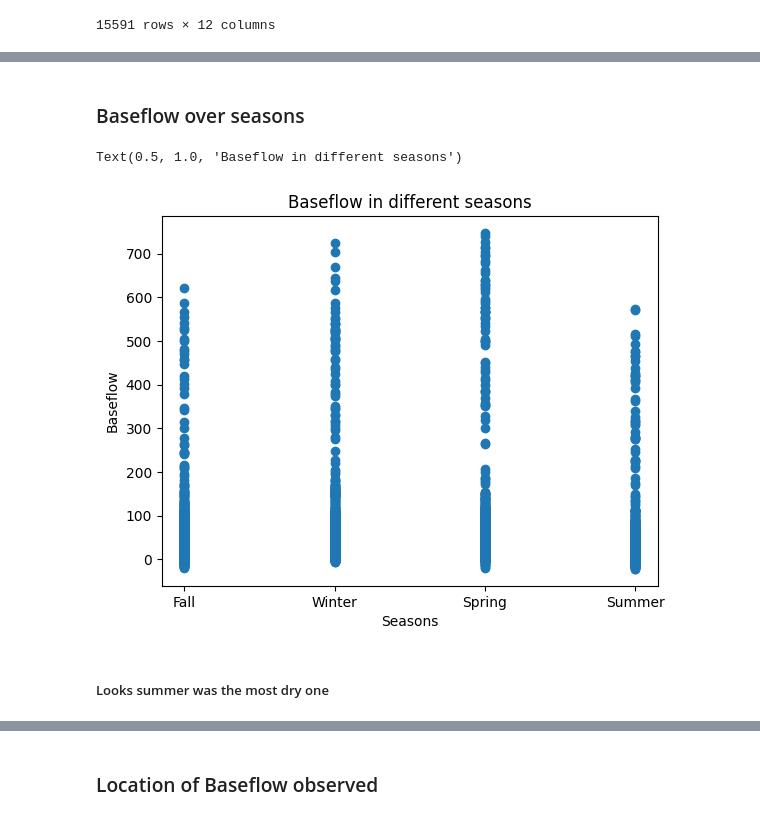
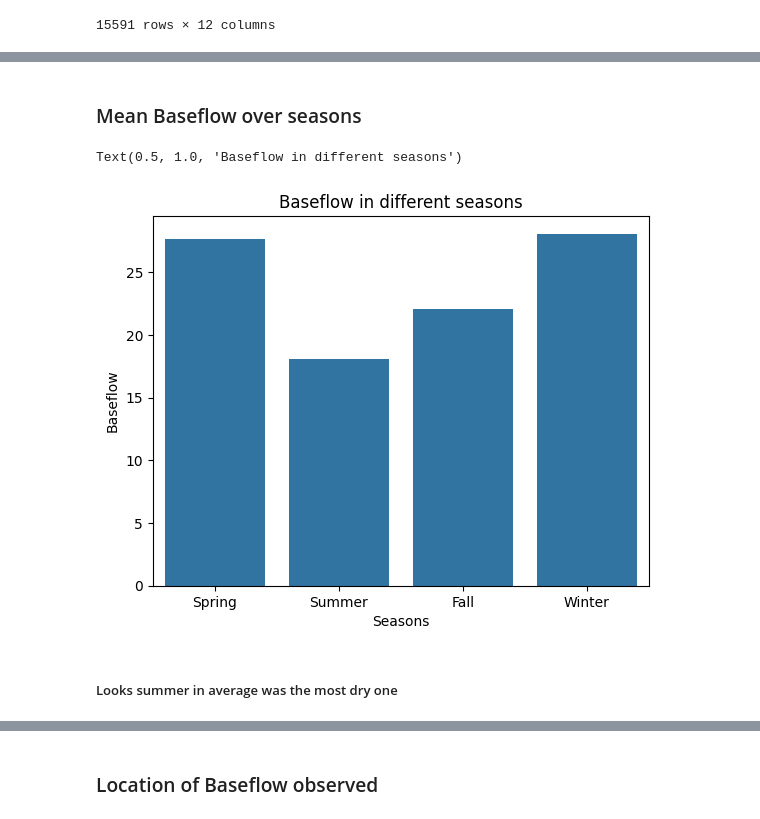
Before and after one commit to sadrajafari/cs6830_project6, a Jupyter notebook: project6.ipynb, the cells around one changed output, grey strips where cells are left out. Cells and saved outputs as stored; diff of their text form; code cells hidden in the pictures.

```diff
--- a/project6.ipynb
+++ b/project6.ipynb
@@ -135,12 +138,13 @@ data_for_models
 # %% [markdown]
-### Baseflow over seasons
+### Mean Baseflow over seasons
 # %%
-plt.scatter(x="season", y="Observed", data=data)
+barData = data.groupby(["season"]).agg({"Observed": "mean"}).reset_index()
+sns.barplot(data=barData, x="season", y="Observed", order=["Spring", "Summer", "Fall", "Winter"])
 plt.xlabel("Seasons")
 plt.ylabel("Baseflow")
 plt.title("Baseflow in different seasons")
 # %% [output]
 Text(0.5, 1.0, 'Baseflow in different seasons')
-[figure, old version]
+[figure, new version]
 # %% [markdown]
-##### Looks summer was the most dry one
+##### Looks summer in average was the most dry one
```
Also changed, not shown: parts of 24 cells of this notebook.
